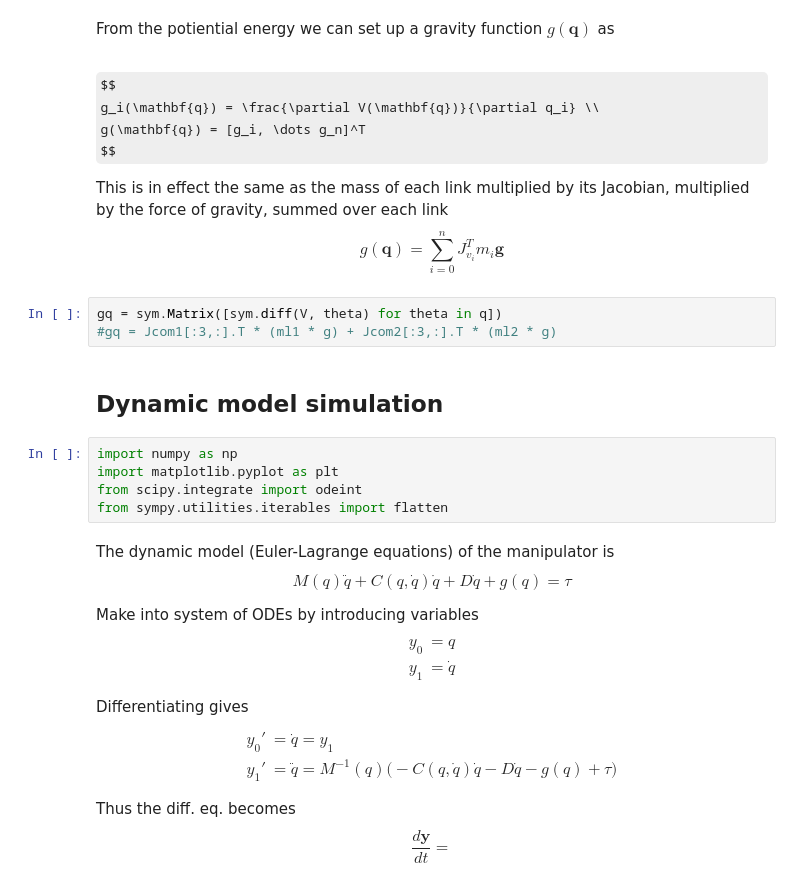
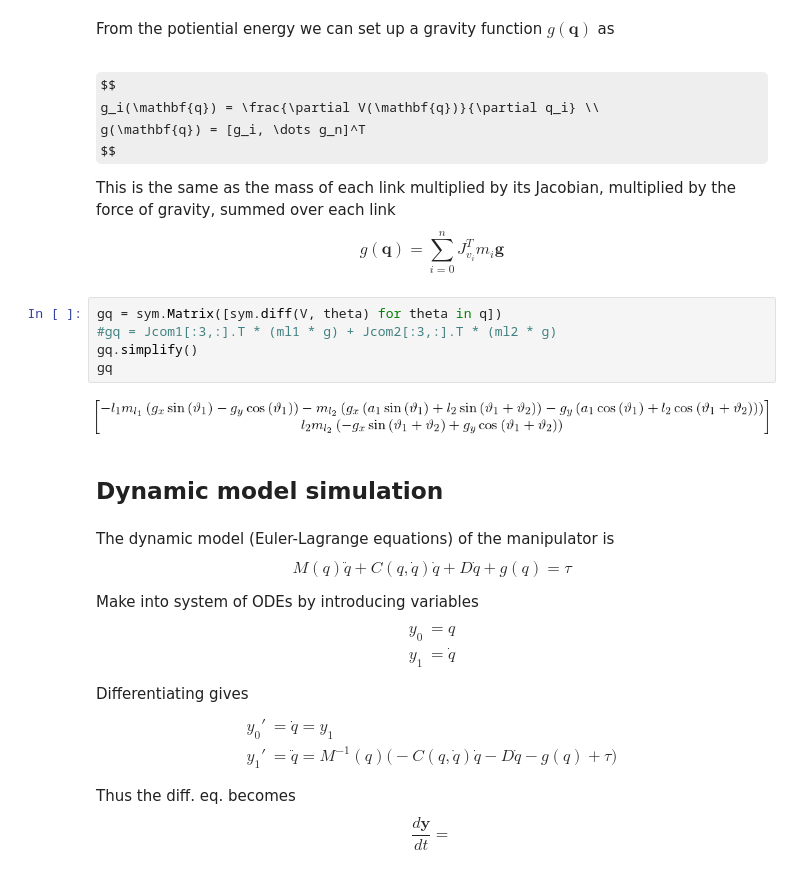
Before and after one commit to kschwan/twolink, a Jupyter notebook: twolink.ipynb, the cells around one changed output. Cells and saved outputs as stored; diff of their text form; some formulas as TeX source.

```diff
--- a/twolink.ipynb
+++ b/twolink.ipynb
@@ -200,20 +209,19 @@ g_i(\mathbf{q}) = \frac{\partial V(\mathbf{q})}{\partial q_i} \\
 g(\mathbf{q}) = [g_i, \dots g_n]^T
 $$
 
-This is in effect the same as the mass of each link multiplied by its Jacobian, multiplied by the force of gravity, summed over each link
+This is the same as the mass of each link multiplied by its Jacobian, multiplied by the force of gravity, summed over each link
 $$
 g(\mathbf{q}) = \sum_{i=0}^n  J_{v_i}^T m_i \mathbf{g}
 $$
 # %%
 gq = sym.Matrix([sym.diff(V, theta) for theta in q])
 #gq = Jcom1[:3,:].T * (ml1 * g) + Jcom2[:3,:].T * (ml2 * g)
+gq.simplify()
+gq
+# %% [output]
+[figure, added]
 # %% [markdown]
 ## Dynamic model simulation
-# %%
-import numpy as np
-import matplotlib.pyplot as plt
-from scipy.integrate import odeint
-from sympy.utilities.iterables import flatten
 # %% [markdown]
 The dynamic model (Euler-Lagrange equations) of the manipulator is
 $$
```
Also changed, not shown: parts of 16 cells of this notebook.
